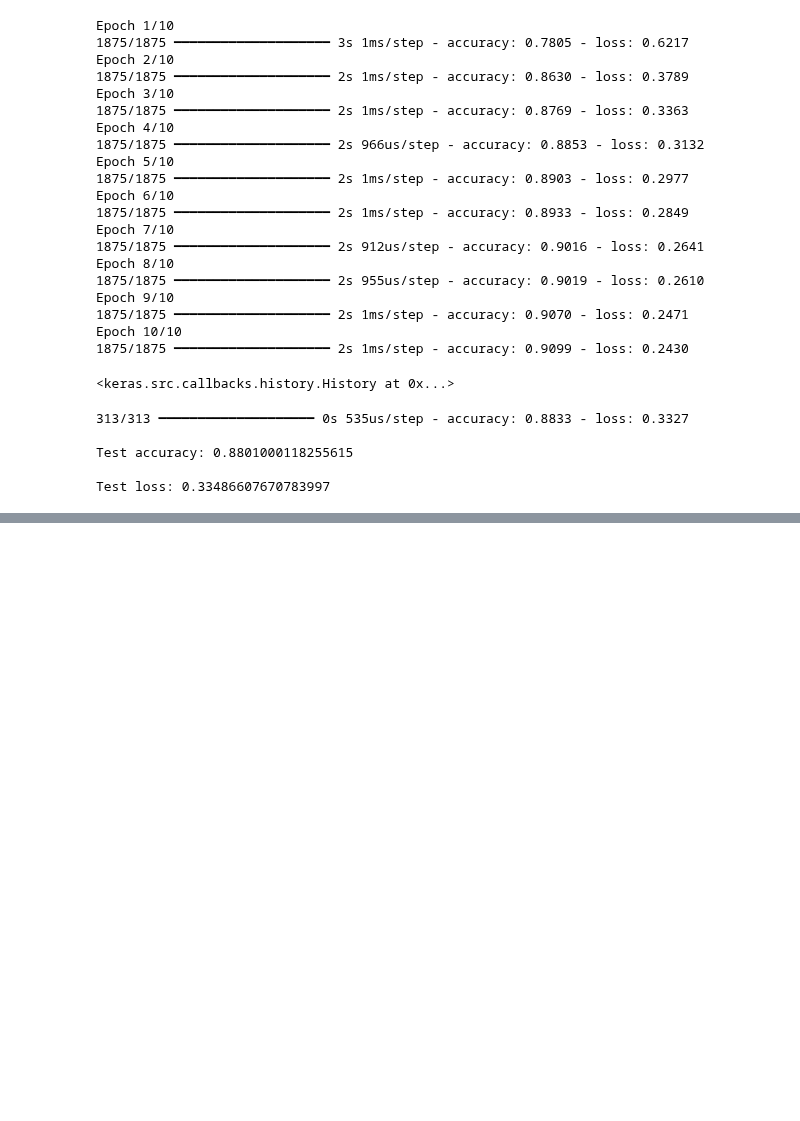
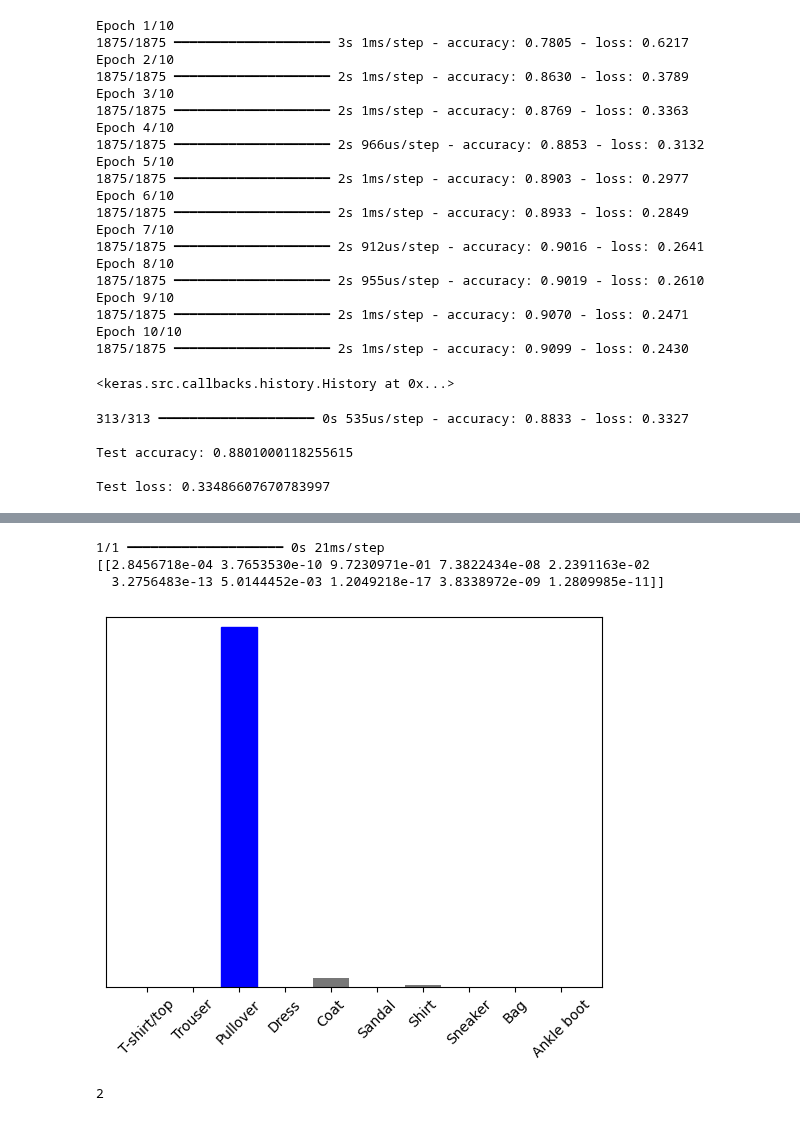
Before and after one commit to beniamine3155/Deep_Learnig_Basic, a Jupyter notebook: 03_Fashion_MNIST/fashion_classification.ipynb, the cells around one changed output, grey strips where cells are left out. Saved outputs shown, nothing was run; the diff lists cells and outputs as text; code cells hidden in the pictures; blank space fills up the shorter version.

```diff
--- a/03_Fashion_MNIST/fashion_classification.ipynb
+++ b/03_Fashion_MNIST/fashion_classification.ipynb
@@ -213,0 +313,16 @@ Test loss: 0.33486607670783997
+# %%
+predictions_single = model.predict(img)
+print(predictions_single)
+# %% [output]
+1/1 ━━━━━━━━━━━━━━━━━━━━ 0s 21ms/step
+[[2.8456718e-04 3.7653530e-10 9.7230971e-01 7.3822434e-08 2.2391163e-02
+  3.2756483e-13 5.0144452e-03 1.2049218e-17 3.8338972e-09 1.2809985e-11]]
+# %%
+plot_value_array(1, predictions_single[0], test_labels)
+_ = plt.xticks(range(10), class_names, rotation=45)
+# %% [output]
+[figure, added]
+# %%
+np.argmax(predictions_single[0])
+# %% [output]
+2
```
Also changed, not shown: parts of 11 cells of this notebook.
